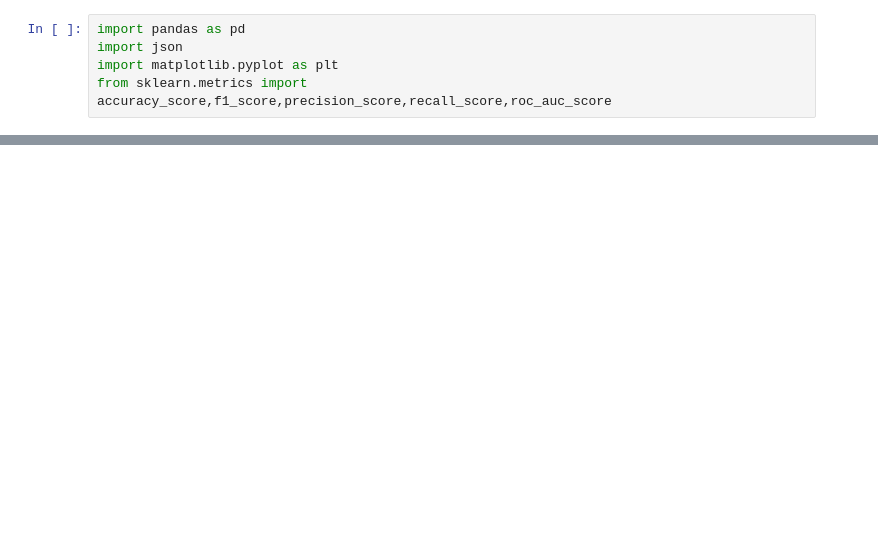
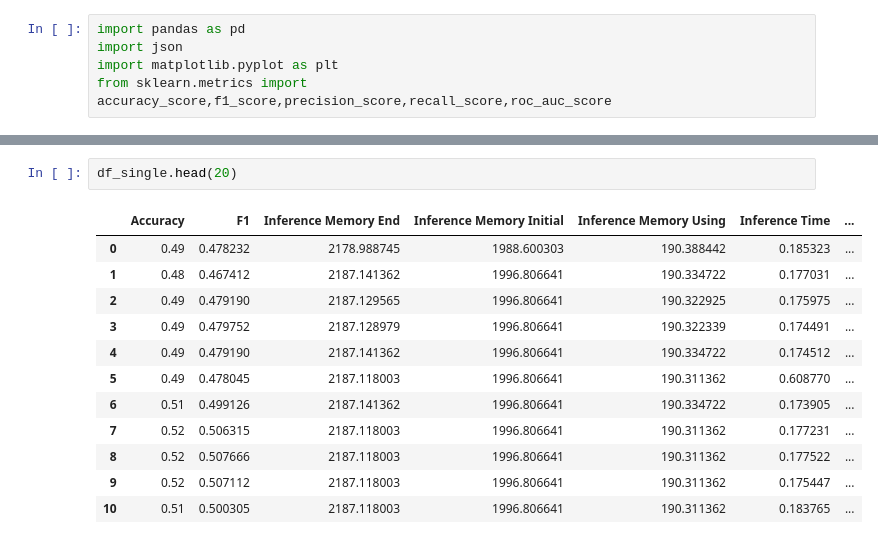
Before and after one commit to Anh39/Project_F, a Jupyter notebook: visualizer.ipynb, the cells around one changed output, grey strips where cells are left out. Saved outputs shown, nothing was run; the diff lists cells and outputs as text; blank space fills up the shorter version.

```diff
--- a/visualizer.ipynb
+++ b/visualizer.ipynb
@@ -166,0 +142,15 @@ Error:
+# %%
+df_single.head(20)
+# %% [output]
+|  | Accuracy | F1 | Inference Memory End | Inference Memory Initial | Inference Memory Using | Inference Time | ... |
+| 0 | 0.49 | 0.478232 | 2178.988745 | 1988.600303 | 190.388442 | 0.185323 | ... |
+| 1 | 0.48 | 0.467412 | 2187.141362 | 1996.806641 | 190.334722 | 0.177031 | ... |
+| 2 | 0.49 | 0.479190 | 2187.129565 | 1996.806641 | 190.322925 | 0.175975 | ... |
+| 3 | 0.49 | 0.479752 | 2187.128979 | 1996.806641 | 190.322339 | 0.174491 | ... |
+| 4 | 0.49 | 0.479190 | 2187.141362 | 1996.806641 | 190.334722 | 0.174512 | ... |
+| 5 | 0.49 | 0.478045 | 2187.118003 | 1996.806641 | 190.311362 | 0.608770 | ... |
+| 6 | 0.51 | 0.499126 | 2187.141362 | 1996.806641 | 190.334722 | 0.173905 | ... |
+| 7 | 0.52 | 0.506315 | 2187.118003 | 1996.806641 | 190.311362 | 0.177231 | ... |
+| 8 | 0.52 | 0.507666 | 2187.118003 | 1996.806641 | 190.311362 | 0.177522 | ... |
+| 9 | 0.52 | 0.507112 | 2187.118003 | 1996.806641 | 190.311362 | 0.175447 | ... |
+| 10 | 0.51 | 0.500305 | 2187.118003 | 1996.806641 | 190.311362 | 0.183765 | ... |
```
Also changed, not shown: parts of 15 cells of this notebook, 19 other files.
